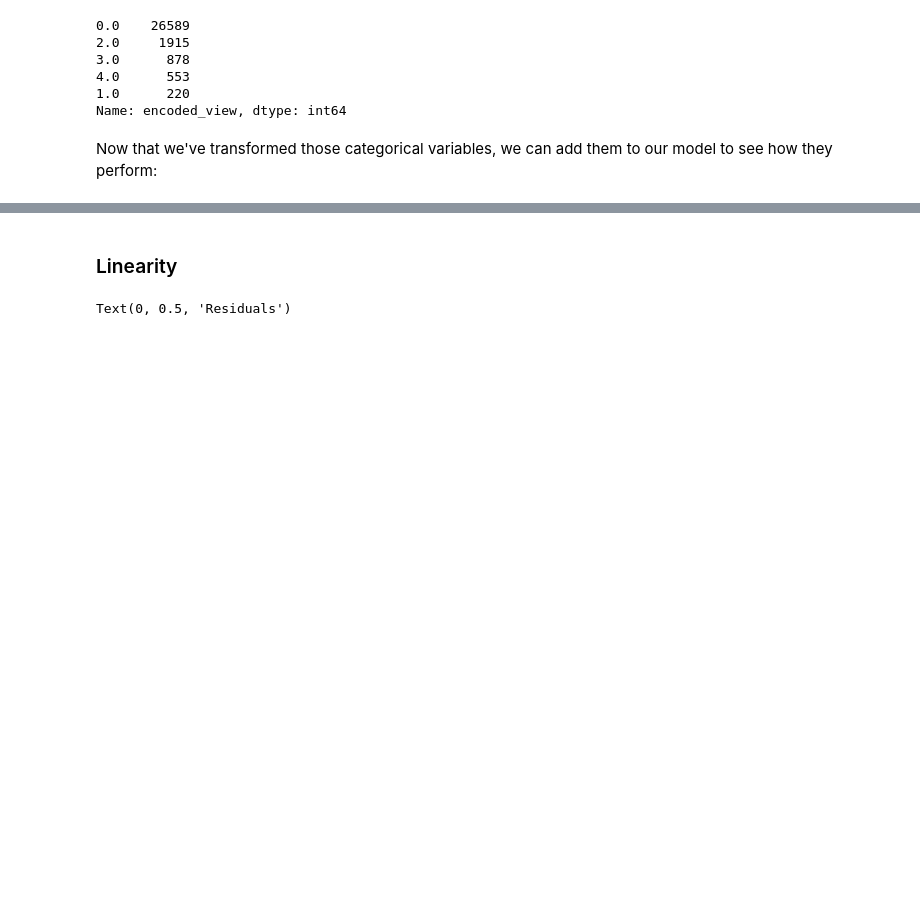
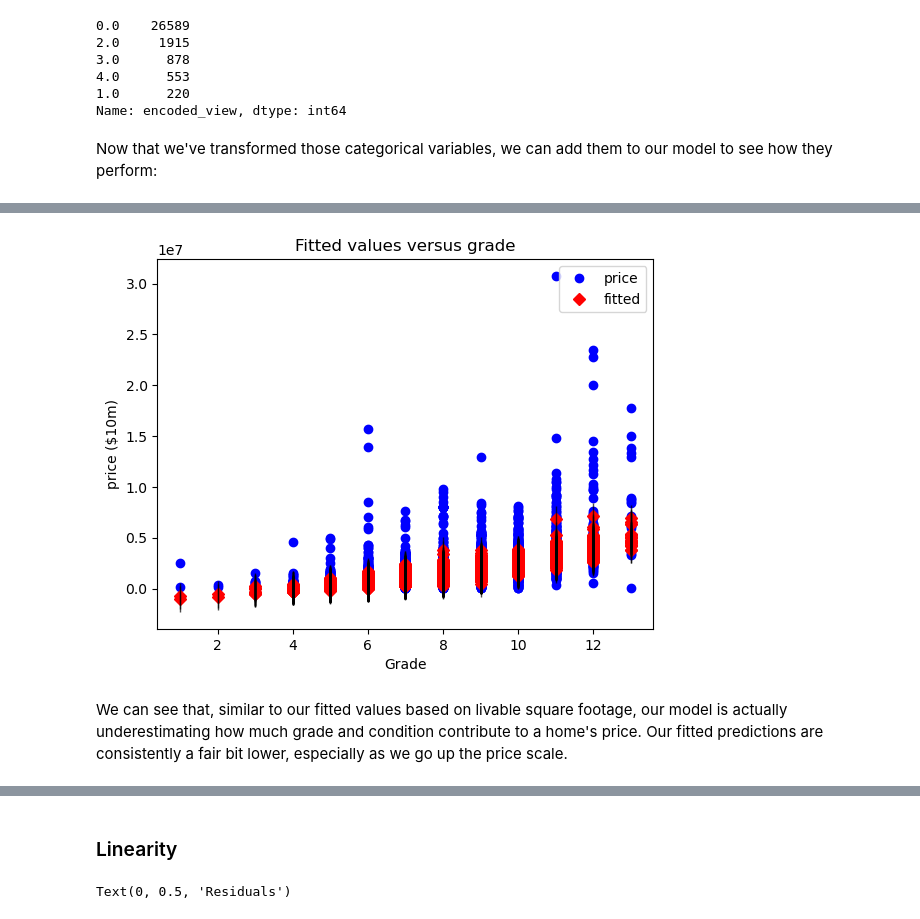
Before and after one commit to apell74/dsc-phase-2-project-v2-5, a Jupyter notebook: phase-2-project.ipynb, the cells around one changed output, grey strips where cells are left out. Cells and saved outputs as stored; diff of their text form; code cells hidden in the pictures; blank space fills up the shorter version.

Commit message:
Made edits based on instructor feedback

```diff
--- a/phase-2-project.ipynb
+++ b/phase-2-project.ipynb
@@ -577,0 +640,13 @@ Before we go into a business assessment of these results, **I want to see how ou
+# %%
+# Plotting fitted values vs. actual values for grade
+sm.graphics.plot_fit(third_model_results, 'grade')
+
+# Labeling axes
+plt.xlabel('Grade')
+plt.ylabel('Price ($10m)')
+
+plt.show()
+# %% [output]
+[figure, added]
+# %% [markdown]
+We can see that, similar to our fitted values based on livable square footage, our model is actually underestimating how much grade and condition contribute to a home's price. Our fitted predictions are consistently a fair bit lower, especially as we go up the price scale.
```
Also changed, not shown: parts of 44 cells of this notebook.
